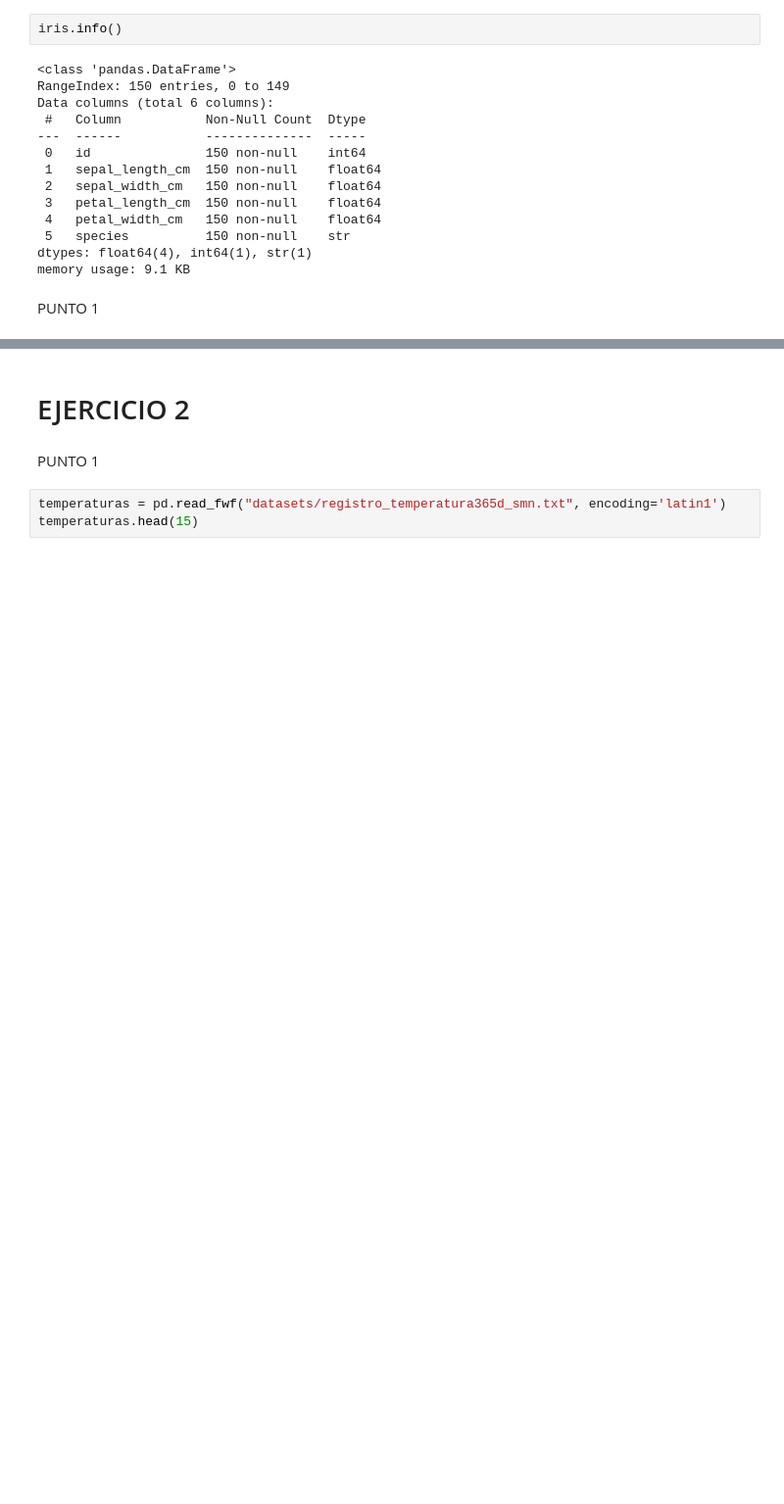
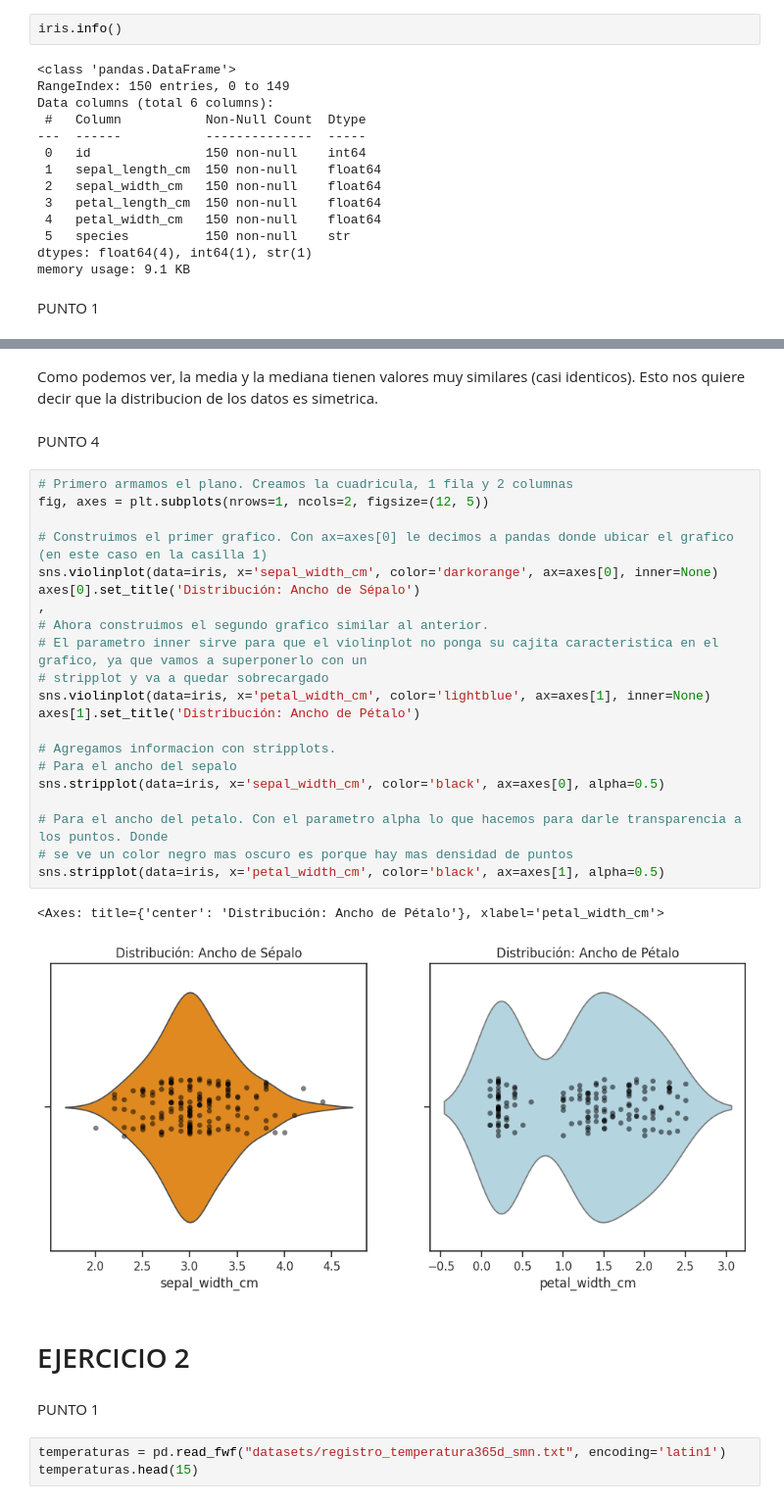
Before and after one commit to winttita/TUIA, a Jupyter notebook: Segundo/Fundamento de Ciencia de Datos/U4 - Visualizacion/practica4.ipynb, the cells around one changed output, grey strips where cells are left out. Shown at 98% size. Cells and saved outputs as stored; diff of their text form; blank space fills up the shorter version.

```diff
--- a/Segundo/Fundamento de Ciencia de Datos/U4 - Visualizacion/practica4.ipynb
+++ b/Segundo/Fundamento de Ciencia de Datos/U4 - Visualizacion/practica4.ipynb
@@ -147,3 +185,31 @@ plt.show()
+# %% [markdown]
+Como podemos ver, la media y la mediana tienen valores muy similares (casi identicos). Esto nos quiere decir que la distribucion de los datos es simetrica.
+# %% [markdown]
+PUNTO 4
+# %%
+# Primero armamos el plano. Creamos la cuadricula, 1 fila y 2 columnas
+fig, axes = plt.subplots(nrows=1, ncols=2, figsize=(12, 5))
+
+# Construimos el primer grafico. Con ax=axes[0] le decimos a pandas donde ubicar el grafico (en este caso en la casilla 1)
+sns.violinplot(data=iris, x='sepal_width_cm', color='darkorange', ax=axes[0], inner=None)
+axes[0].set_title('Distribución: Ancho de Sépalo')
+,
+# Ahora construimos el segundo grafico similar al anterior.
+# El parametro inner sirve para que el violinplot no ponga su cajita caracteristica en el grafico, ya que vamos a superponerlo con un
+# stripplot y va a quedar sobrecargado
+sns.violinplot(data=iris, x='petal_width_cm', color='lightblue', ax=axes[1], inner=None)
+axes[1].set_title('Distribución: Ancho de Pétalo')
+
+# Agregamos informacion con stripplots.
+# Para el ancho del sepalo
+sns.stripplot(data=iris, x='sepal_width_cm', color='black', ax=axes[0], alpha=0.5)
+
+# Para el ancho del petalo. Con el parametro alpha lo que hacemos para darle transparencia a los puntos. Donde
+# se ve un color negro mas oscuro es porque hay mas densidad de puntos
+sns.stripplot(data=iris, x='petal_width_cm', color='black', ax=axes[1], alpha=0.5)
+# %% [output]
+<Axes: title={'center': 'Distribución: Ancho de Pétalo'}, xlabel='petal_width_cm'>
+[figure, added]
 # %% [markdown]
 # EJERCICIO 2
 # %% [markdown]
```
Also changed, not shown: parts of 8 cells of this notebook, 1 other file.
